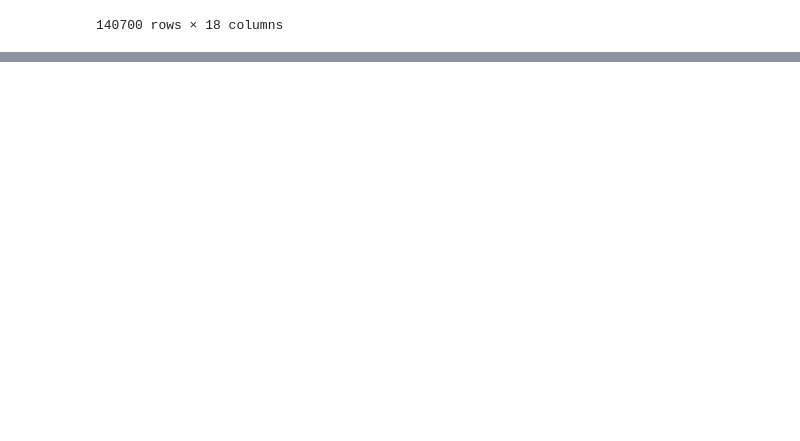
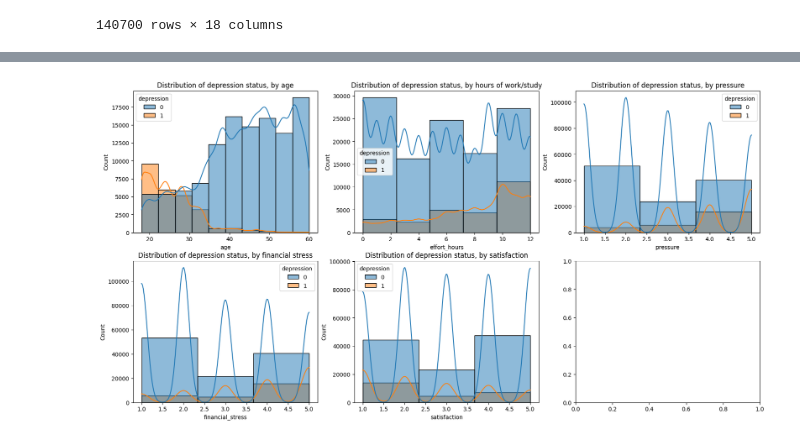
Before and after one commit to sampontiroli/projects, a Jupyter notebook: exploring-mental-health-eda.ipynb, the cells around one changed output, grey strips where cells are left out. Saved outputs shown, nothing was run; the diff lists cells and outputs as text; code cells hidden in the pictures; blank space fills up the shorter version.

```diff
--- a/exploring-mental-health-eda.ipynb
+++ b/exploring-mental-health-eda.ipynb
@@ -109,0 +168,57 @@ df.describe()
+# %%
+# Let's draw some histogram
+
+fig, ax = plt.subplots(nrows = 2,
+                      ncols = 3)
+
+
+sns.histplot(ax = ax[0,0],
+             data = df,
+             x = 'age',
+             hue = 'depression',
+             kde = True,
+             bins = 10)
+
+ax[0,0].set_title('Distribution of depression status, by age')
+
+
+sns.histplot(ax = ax[0,1],
+                   data = df,
+                   x = 'effort_hours',
+                   hue = 'depression',
+                   kde = True,
+                   bins = 5)
+
+ax[0,1].set_title('Distribution of depression status, by hours of work/study')
+
+
+sns.histplot(ax = ax[0,2],
+                   data = df,
+                   x = 'pressure',
+                   hue = 'depression',
+                   kde = True,
+                   bins = 3)
+
+ax[0,2].set_title('Distribution of depression status, by pressure')
+
+
+sns.histplot(ax = ax[1,0],
+             data = df,
+             x = 'financial_stress',
+             hue = 'depression',
+             kde = True,
+             bins = 3)
+
+ax[1,0].set_title('Distribution of depression status, by financial stress')
+
+
+sns.histplot(ax = ax[1,1],
+             data = df,
+             x = 'satisfaction',
+             hue = 'depression',
+             kde = True,
+             bins = 3)
+
+ax[1,1].set_title('Distribution of depression status, by satisfaction');
+# %% [output]
+[figure, added]
```
Also changed, not shown: parts of 12 cells of this notebook.
